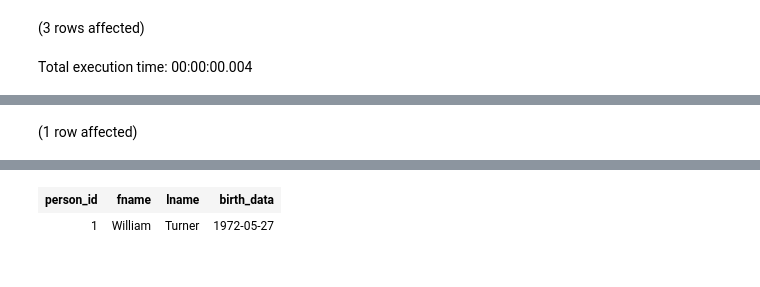
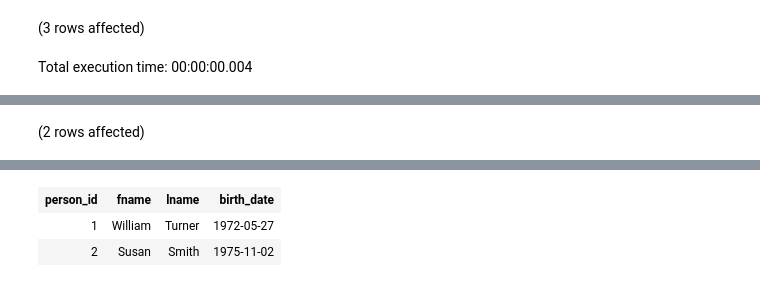
Before and after one commit to ferreira-mr/livroLearningSQL_AlanBeaulieu, a Jupyter notebook: chapter02_CreatingAndPopulatingAdatabase.ipynb, the cells around one changed output, grey strips where cells are left out. Cells and saved outputs as stored; diff of their text form; code cells hidden in the pictures.

```diff
--- a/chapter02_CreatingAndPopulatingAdatabase.ipynb
+++ b/chapter02_CreatingAndPopulatingAdatabase.ipynb
@@ -153,5 +151,5 @@ Total execution time: 00:00:00
 # %%
-SELECT person_id, fname, lname, birth_data
+SELECT person_id, fname, lname, birth_date
 FROM person;
 # %% [output]
-(1 row affected)
+(2 rows affected)
@@ -159,2 +157,3 @@ Total execution time: 00:00:00.003
-| person_id | fname | lname | birth_data |
+| person_id | fname | lname | birth_date |
 | 1 | William | Turner | 1972-05-27 |
+| 2 | Susan | Smith | 1975-11-02 |
```
Also changed, not shown: parts of 40 cells of this notebook, 1 other file.
